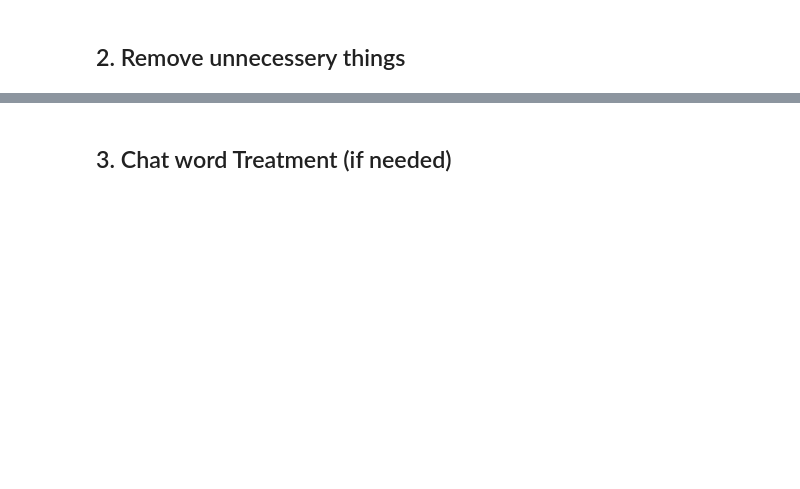
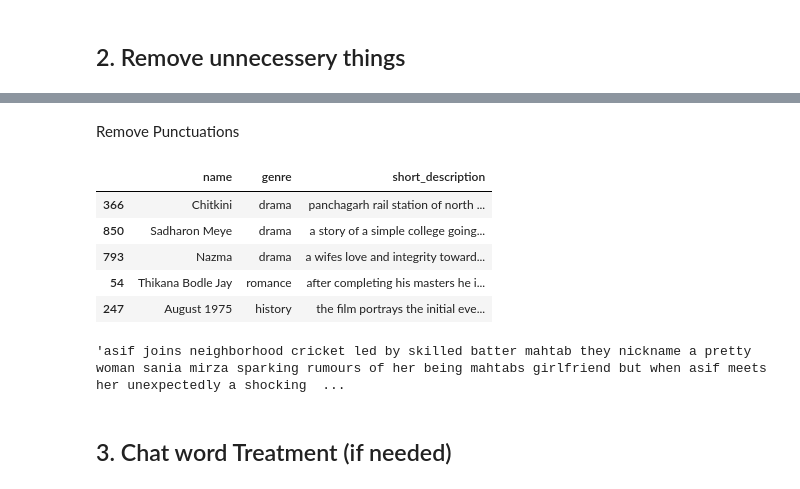
Before and after one commit to shartazkhan/nlp_fundamentals, a Jupyter notebook: NLP_Text_Preprocessing_2_on_custom_dataset.ipynb, the cells around one changed output, grey strips where cells are left out. Saved outputs shown, nothing was run; the diff lists cells and outputs as text; code cells hidden in the pictures; blank space fills up the shorter version.

```diff
--- a/NLP_Text_Preprocessing_2_on_custom_dataset.ipynb
+++ b/NLP_Text_Preprocessing_2_on_custom_dataset.ipynb
@@ -117,2 +159,27 @@ df['short_description'][49]
+# %% [markdown]
+Remove Punctuations
+# %%
+import string
+
+def remove_punctuation(text):
+    translator = str.maketrans('', '', string.punctuation)
+
+    return text.translate(translator)
+
+df.loc[:,'short_description'] = df['short_description'].apply(remove_punctuation)
+
+
+display(df.sample(5))
+# %% [output]
+|  | name | genre | short_description |
+| 366 | Chitkini | drama | panchagarh rail station of north ... |
+| 850 | Sadharon Meye | drama | a story of a simple college going... |
+| 793 | Nazma | drama | a wifes love and integrity toward... |
+| 54 | Thikana Bodle Jay | romance | after completing his masters he i... |
+| 247 | August 1975 | history | the film portrays the initial eve... |
+# %%
+df['short_description'][49]
+# %% [output]
+'asif joins neighborhood cricket led by skilled batter mahtab they nickname a pretty woman sania mirza sparking rumours of her being mahtabs girlfriend but when asif meets her unexpectedly a shocking  ...
 # %% [markdown]
 ## 3.   Chat word Treatment (if needed)
```
Also changed, not shown: parts of 28 cells of this notebook.
